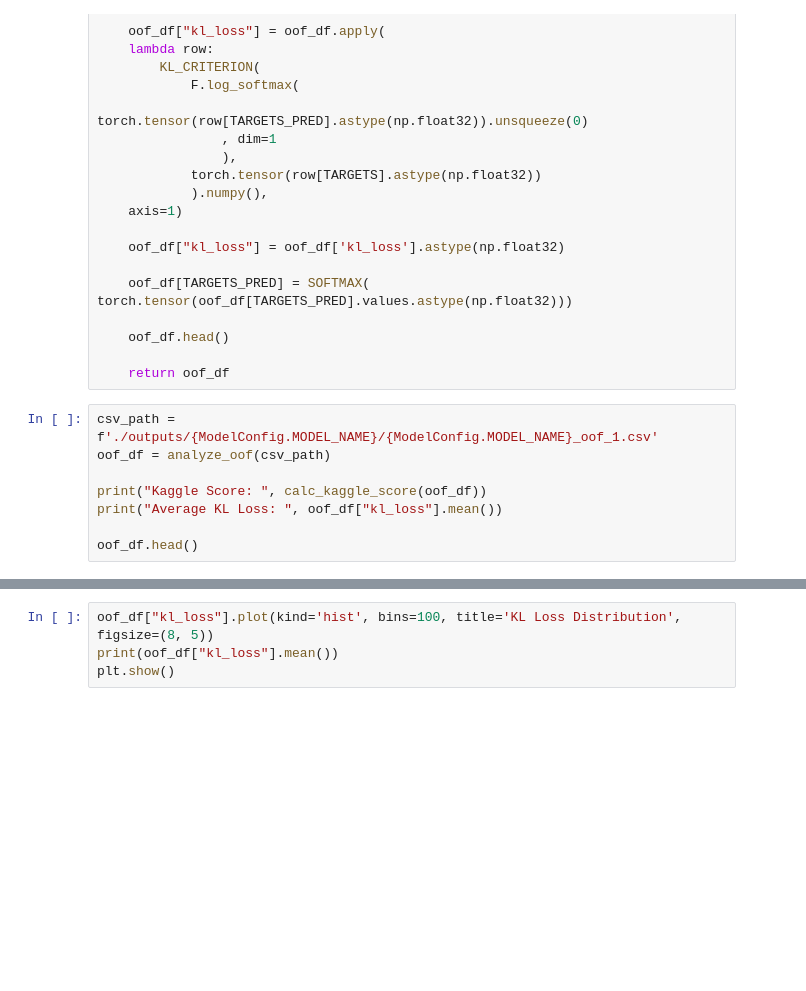
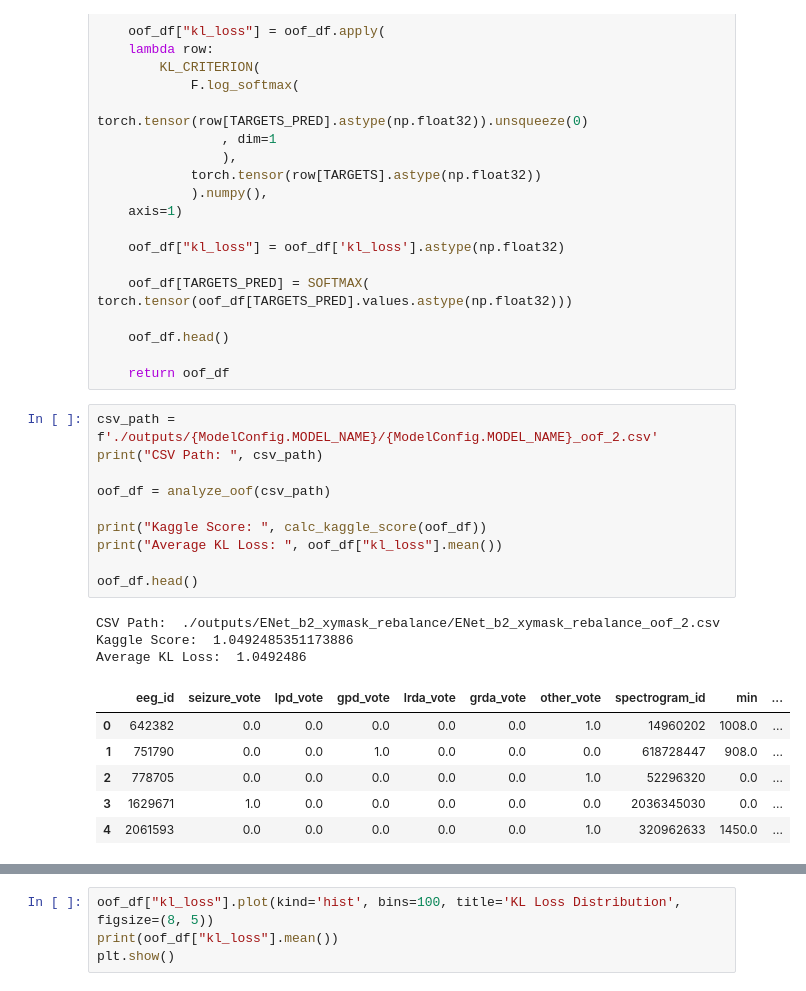
Before and after one commit to AzimuthLI/kaggle_hms, a Jupyter notebook: train_hms_two_stage.ipynb, the cells around one changed output, grey strips where cells are left out. Drawn from its saved outputs; the diff is of its cells as text; blank space fills up the shorter version.

```diff
--- a/train_hms_two_stage.ipynb
+++ b/train_hms_two_stage.ipynb
@@ -136,13 +265,25 @@ def analyze_oof(oof_csv):
 
     return oof_df
 # %%
-csv_path = f'./outputs/{ModelConfig.MODEL_NAME}/{ModelConfig.MODEL_NAME}_oof_1.csv'
+csv_path = f'./outputs/{ModelConfig.MODEL_NAME}/{ModelConfig.MODEL_NAME}_oof_2.csv'
+print("CSV Path: ", csv_path)
+
 oof_df = analyze_oof(csv_path)
 
 print("Kaggle Score: ", calc_kaggle_score(oof_df))
 print("Average KL Loss: ", oof_df["kl_loss"].mean())
 
 oof_df.head()
+# %% [output]
+CSV Path:  ./outputs/ENet_b2_xymask_rebalance/ENet_b2_xymask_rebalance_oof_2.csv
+Kaggle Score:  1.0492485351173886
+Average KL Loss:  1.0492486
+|  | eeg_id | seizure_vote | lpd_vote | gpd_vote | lrda_vote | grda_vote | other_vote | spectrogram_id | min | ... |
+| 0 | 642382 | 0.0 | 0.0 | 0.0 | 0.0 | 0.0 | 1.0 | 14960202 | 1008.0 | ... |
+| 1 | 751790 | 0.0 | 0.0 | 1.0 | 0.0 | 0.0 | 0.0 | 618728447 | 908.0 | ... |
+| 2 | 778705 | 0.0 | 0.0 | 0.0 | 0.0 | 0.0 | 1.0 | 52296320 | 0.0 | ... |
+| 3 | 1629671 | 1.0 | 0.0 | 0.0 | 0.0 | 0.0 | 0.0 | 2036345030 | 0.0 | ... |
+| 4 | 2061593 | 0.0 | 0.0 | 0.0 | 0.0 | 0.0 | 1.0 | 320962633 | 1450.0 | ... |
 # %%
 plot_oof = oof_df.copy()
 
```
Also changed, not shown: parts of 7 cells of this notebook.
